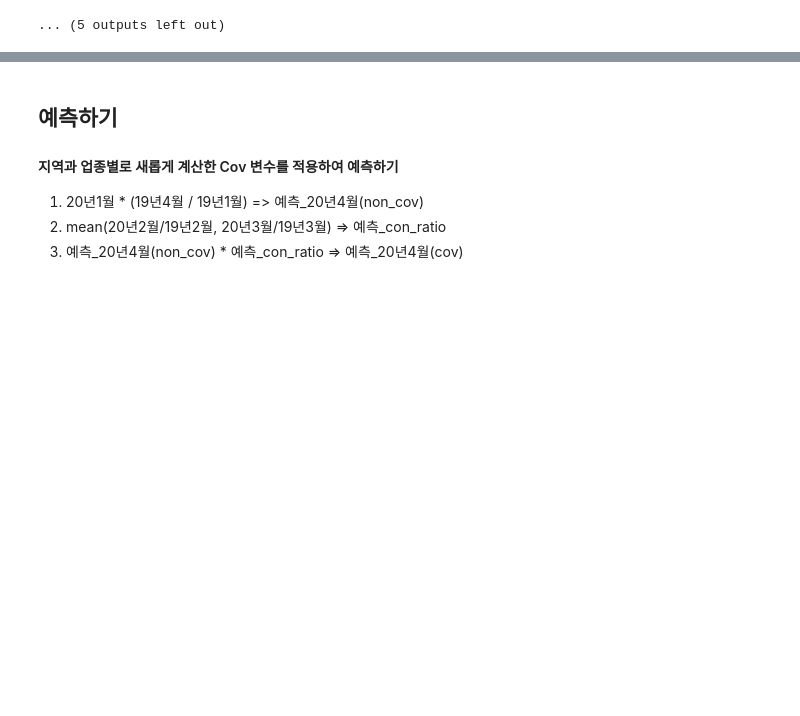
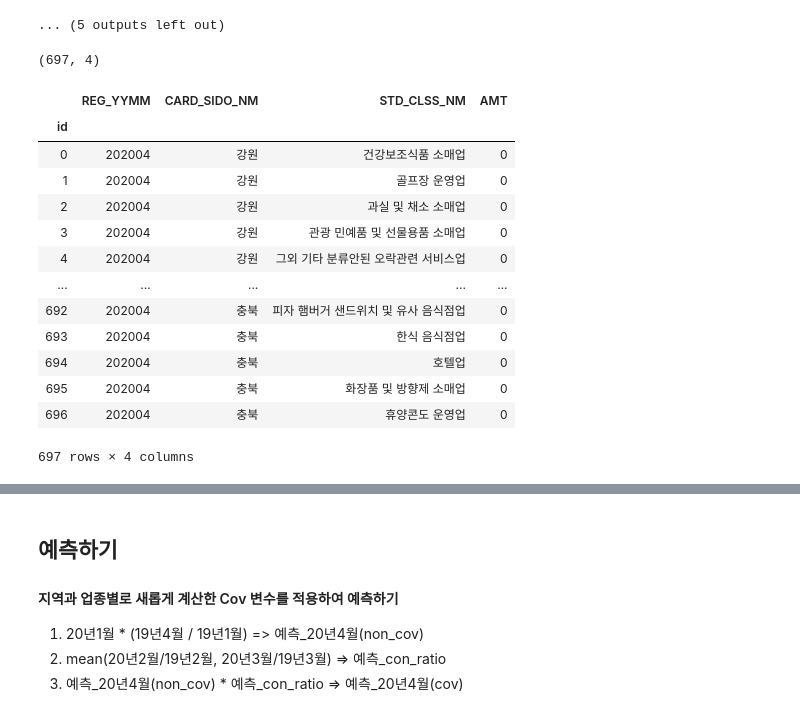
Before and after one commit to deagwon97/dacon-jeju-creditcard, a Jupyter notebook: jeju_creditcard_load_data.ipynb, the cells around one changed output, grey strips where cells are left out. Saved outputs shown, nothing was run; the diff lists cells and outputs as text; code cells hidden in the pictures; blank space fills up the shorter version.

```diff
--- a/jeju_creditcard_load_data.ipynb
+++ b/jeju_creditcard_load_data.ipynb
@@ -663,3 +663,26 @@ for clss in df.CARD_SIDO_NM.unique():
 [figure]
 [figure]
 ... (5 outputs left out)
+# %%
+submission = pd.read_csv('submission.csv', index_col=0)
+submission = submission.loc[submission['REG_YYMM']==202004]
+submission.shape
+# %% [output]
+(697, 4)
+# %%
+submission
+# %% [output]
+|  | REG_YYMM | CARD_SIDO_NM | STD_CLSS_NM | AMT |
+| id |  |  |  |  |
+| 0 | 202004 | 강원 | 건강보조식품 소매업 | 0 |
+| 1 | 202004 | 강원 | 골프장 운영업 | 0 |
+| 2 | 202004 | 강원 | 과실 및 채소 소매업 | 0 |
+| 3 | 202004 | 강원 | 관광 민예품 및 선물용품 소매업 | 0 |
+| 4 | 202004 | 강원 | 그외 기타 분류안된 오락관련 서비스업 | 0 |
+| ... | ... | ... | ... | ... |
+| 692 | 202004 | 충북 | 피자 햄버거 샌드위치 및 유사 음식점업 | 0 |
+| 693 | 202004 | 충북 | 한식 음식점업 | 0 |
+| 694 | 202004 | 충북 | 호텔업 | 0 |
+| 695 | 202004 | 충북 | 화장품 및 방향제 소매업 | 0 |
+| 696 | 202004 | 충북 | 휴양콘도 운영업 | 0 |
+697 rows × 4 columns
```
Also changed, not shown: parts of 10 cells of this notebook.
